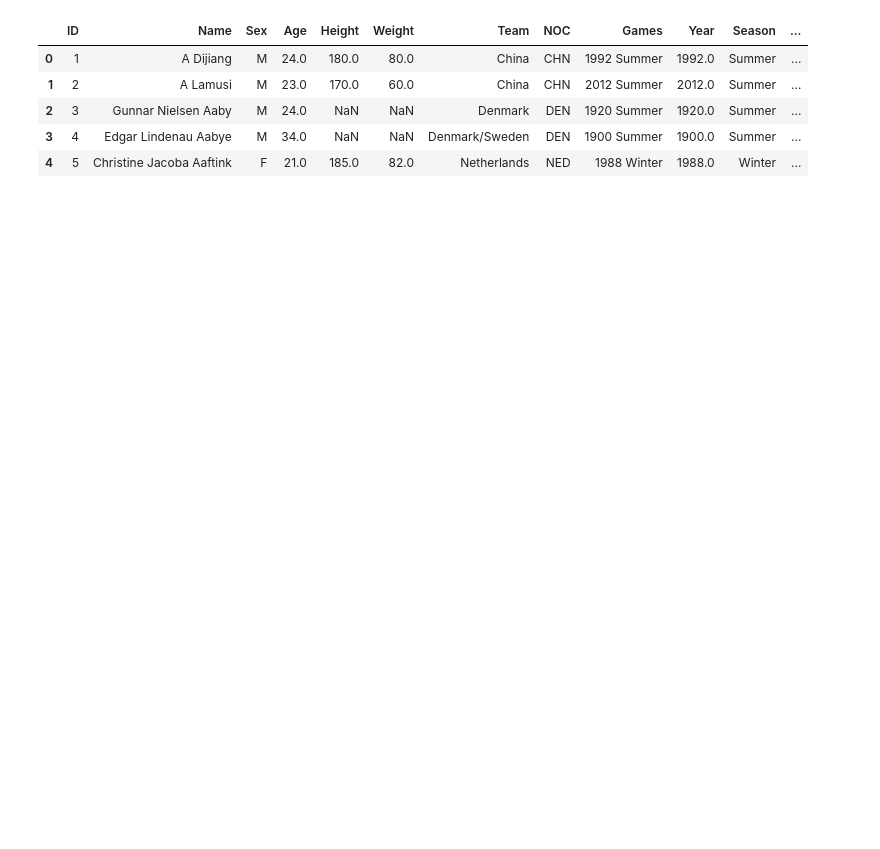
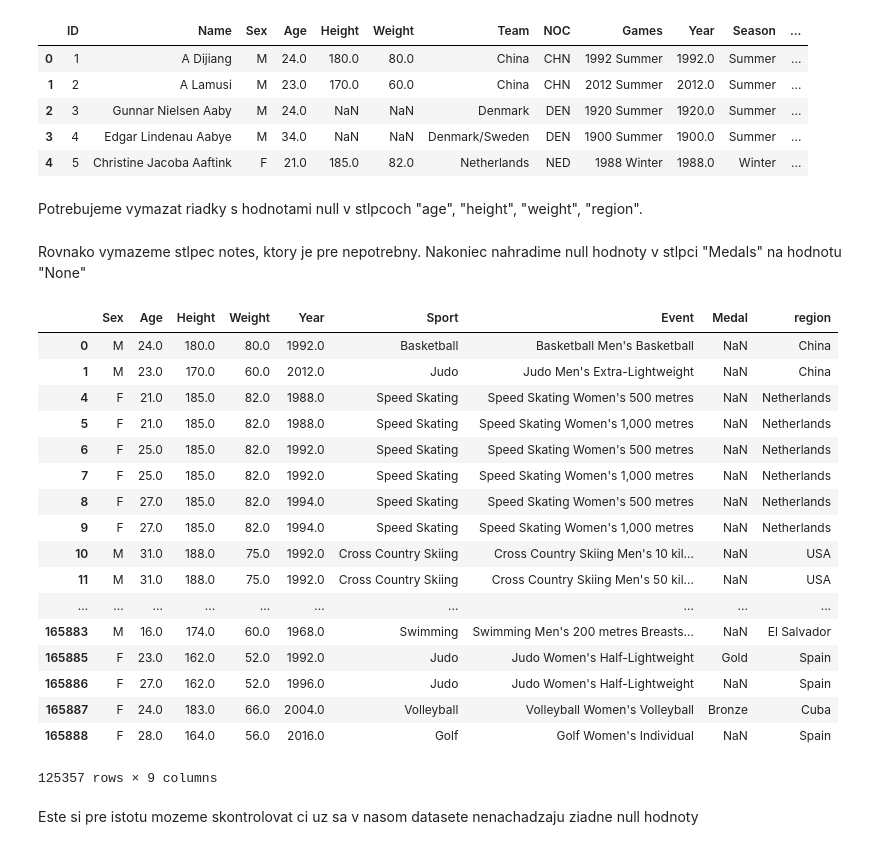
Before and after one commit to georgeob/Orlicek_Matus_NS2020, a Jupyter notebook: Olympics.ipynb, the cells around one changed output. Saved outputs shown, nothing was run; the diff lists cells and outputs as text; code cells hidden in the pictures; blank space fills up the shorter version.

```diff
--- a/Olympics.ipynb
+++ b/Olympics.ipynb
@@ -54,3 +15,5 @@ data.head()
 | 2 | 3 | Gunnar Nielsen Aaby | M | 24.0 | NaN | NaN | Denmark | DEN | 1920 Summer | 1920.0 | Summer | ... |
 | 3 | 4 | Edgar Lindenau Aabye | M | 34.0 | NaN | NaN | Denmark/Sweden | DEN | 1900 Summer | 1900.0 | Summer | ... |
 | 4 | 5 | Christine Jacoba Aaftink | F | 21.0 | 185.0 | 82.0 | Netherlands | NED | 1988 Winter | 1988.0 | Winter | ... |
+# %% [markdown]
+Potrebujeme vymazat riadky s hodnotami null v stlpcoch "age", "height", "weight", "region".
@@ -56,0 +22,3 @@ data.head()
+# %% [markdown]
+Rovnako vymazeme stlpec notes, ktory je pre nepotrebny.
+Nakoniec nahradime null hodnoty v stlpci "Medals" na hodnotu "None"
@@ -56,0 +27,23 @@ data.head()
+# %%
+data
+# %% [output]
+|  | Sex | Age | Height | Weight | Year | Sport | Event | Medal | region |
+| 0 | M | 24.0 | 180.0 | 80.0 | 1992.0 | Basketball | Basketball Men's Basketball | NaN | China |
+| 1 | M | 23.0 | 170.0 | 60.0 | 2012.0 | Judo | Judo Men's Extra-Lightweight | NaN | China |
+| 4 | F | 21.0 | 185.0 | 82.0 | 1988.0 | Speed Skating | Speed Skating Women's 500 metres | NaN | Netherlands |
+| 5 | F | 21.0 | 185.0 | 82.0 | 1988.0 | Speed Skating | Speed Skating Women's 1,000 metres | NaN | Netherlands |
+| 6 | F | 25.0 | 185.0 | 82.0 | 1992.0 | Speed Skating | Speed Skating Women's 500 metres | NaN | Netherlands |
+| 7 | F | 25.0 | 185.0 | 82.0 | 1992.0 | Speed Skating | Speed Skating Women's 1,000 metres | NaN | Netherlands |
+| 8 | F | 27.0 | 185.0 | 82.0 | 1994.0 | Speed Skating | Speed Skating Women's 500 metres | NaN | Netherlands |
+| 9 | F | 27.0 | 185.0 | 82.0 | 1994.0 | Speed Skating | Speed Skating Women's 1,000 metres | NaN | Netherlands |
+| 10 | M | 31.0 | 188.0 | 75.0 | 1992.0 | Cross Country Skiing | Cross Country Skiing Men's 10 kil... | NaN | USA |
+| 11 | M | 31.0 | 188.0 | 75.0 | 1992.0 | Cross Country Skiing | Cross Country Skiing Men's 50 kil... | NaN | USA |
+| ... | ... | ... | ... | ... | ... | ... | ... | ... | ... |
+| 165883 | M | 16.0 | 174.0 | 60.0 | 1968.0 | Swimming | Swimming Men's 200 metres Breasts... | NaN | El Salvador |
+| 165885 | F | 23.0 | 162.0 | 52.0 | 1992.0 | Judo | Judo Women's Half-Lightweight | Gold | Spain |
+| 165886 | F | 27.0 | 162.0 | 52.0 | 1996.0 | Judo | Judo Women's Half-Lightweight | NaN | Spain |
+| 165887 | F | 24.0 | 183.0 | 66.0 | 2004.0 | Volleyball | Volleyball Women's Volleyball | Bronze | Cuba |
+| 165888 | F | 28.0 | 164.0 | 56.0 | 2016.0 | Golf | Golf Women's Individual | NaN | Spain |
+125357 rows × 9 columns
+# %% [markdown]
+Este si pre istotu mozeme skontrolovat ci uz sa v nasom datasete nenachadzaju ziadne null hodnoty
```
Also changed, not shown: parts of 10 cells of this notebook.
